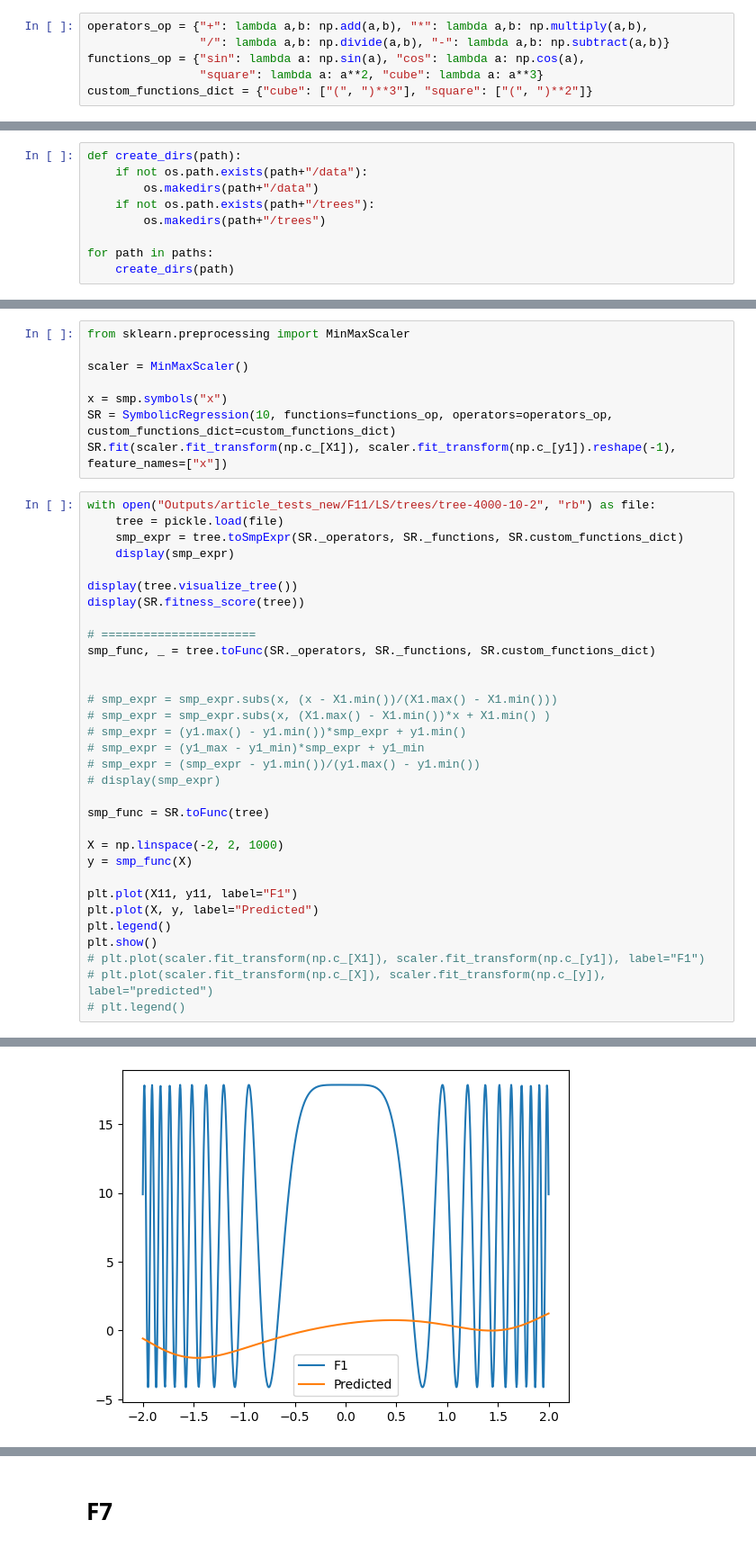
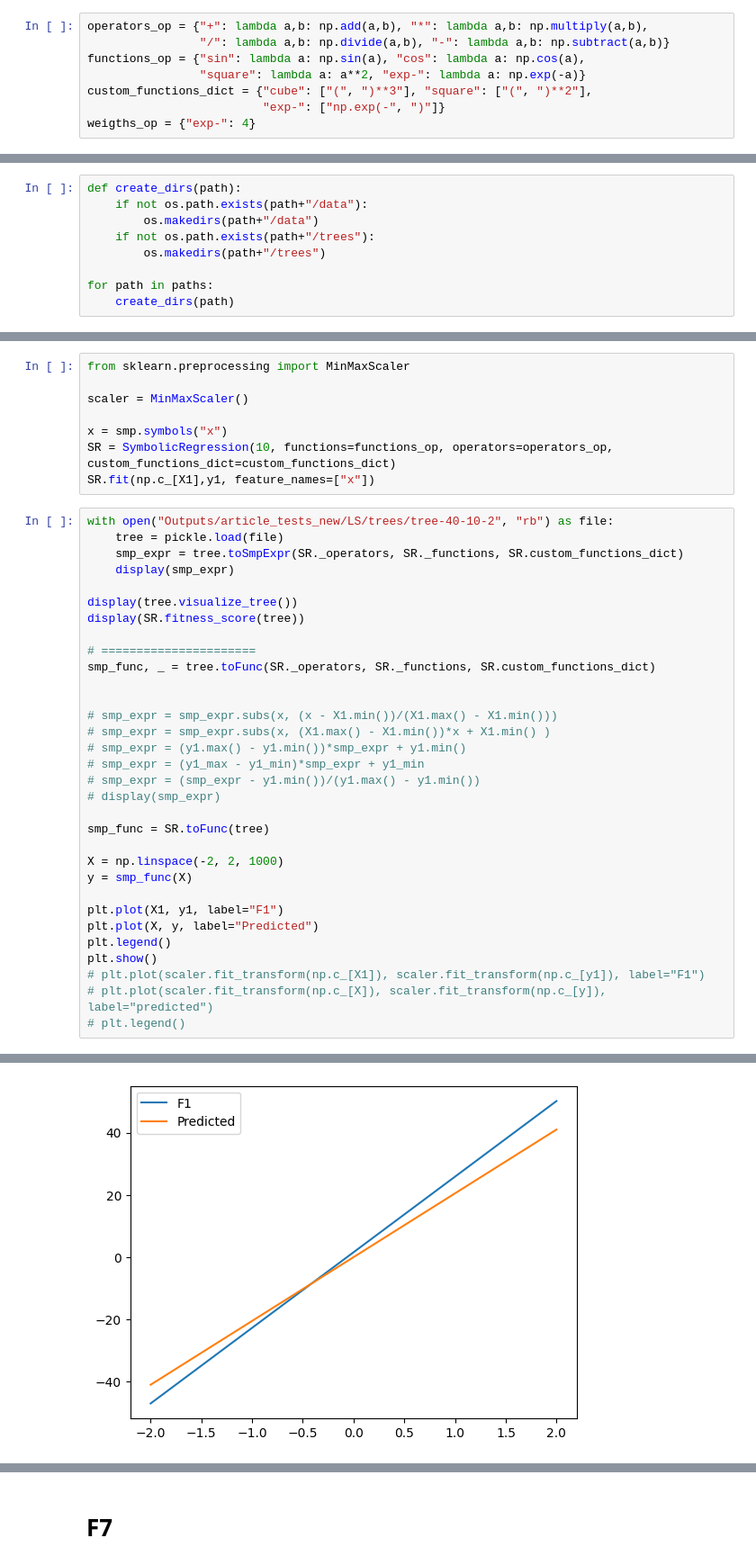
Before and after one commit to Guilherme-Ataliba/CSOWP-Symbolic-Regression, a Jupyter notebook: Analysis/article_redo(fixed).ipynb, the cells around one changed output, grey strips where cells are left out. Shown at 90% size. Saved outputs shown, nothing was run; the diff lists cells and outputs as text.

```diff
--- a/Analysis/article_redo(fixed).ipynb
+++ b/Analysis/article_redo(fixed).ipynb
@@ -44,8 +44,10 @@ SEED = 42
 operators_op = {"+": lambda a,b: np.add(a,b), "*": lambda a,b: np.multiply(a,b),
                 "/": lambda a,b: np.divide(a,b), "-": lambda a,b: np.subtract(a,b)}
 functions_op = {"sin": lambda a: np.sin(a), "cos": lambda a: np.cos(a),
-                "square": lambda a: a**2, "cube": lambda a: a**3}
-custom_functions_dict = {"cube": ["(", ")**3"], "square": ["(", ")**2"]}
+                "square": lambda a: a**2, "exp-": lambda a: np.exp(-a)}
+custom_functions_dict = {"cube": ["(", ")**3"], "square": ["(", ")**2"],
+                         "exp-": ["np.exp(-", ")"]}
+weigths_op = {"exp-": 4}
 # %% [markdown]
 # F1
 # %%
@@ -110,9 +100,9 @@ scaler = MinMaxScaler()
 
 x = smp.symbols("x")
 SR = SymbolicRegression(10, functions=functions_op, operators=operators_op, custom_functions_dict=custom_functions_dict)
-SR.fit(scaler.fit_transform(np.c_[X1]), scaler.fit_transform(np.c_[y1]).reshape(-1), feature_names=["x"])
+SR.fit(np.c_[X1],y1, feature_names=["x"])
 # %%
-with open("Outputs/article_tests_new/F11/LS/trees/tree-4000-10-2", "rb") as file:
+with open("Outputs/article_tests_new/LS/trees/tree-40-10-2", "rb") as file:
     tree = pickle.load(file)
     smp_expr = tree.toSmpExpr(SR._operators, SR._functions, SR.custom_functions_dict)
     display(smp_expr)
@@ -136,7 +126,7 @@ smp_func = SR.toFunc(tree)
 X = np.linspace(-2, 2, 1000)
 y = smp_func(X)
 
-plt.plot(X11, y11, label="F1")
+plt.plot(X1, y1, label="F1")
 plt.plot(X, y, label="Predicted")
 plt.legend()
 plt.show()
@@ -150 +140 @@ $\displaystyle \sin{\left(x \right)} - \cos{\left(x^{2} - 14.663 \right)}$
-[figure, old version]
+[figure, new version]
```
Also changed, not shown: parts of 8 cells of this notebook, 30 other files.
